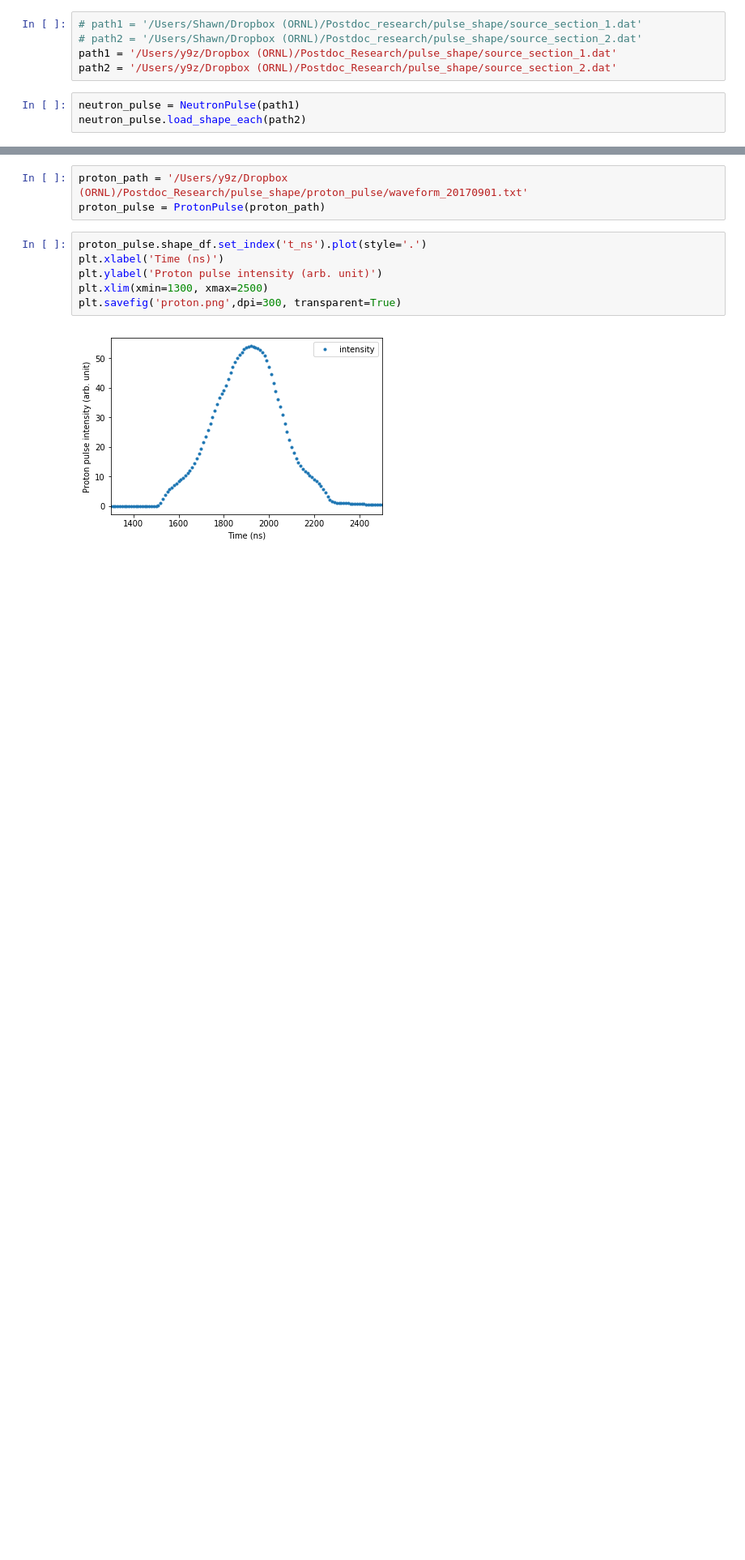
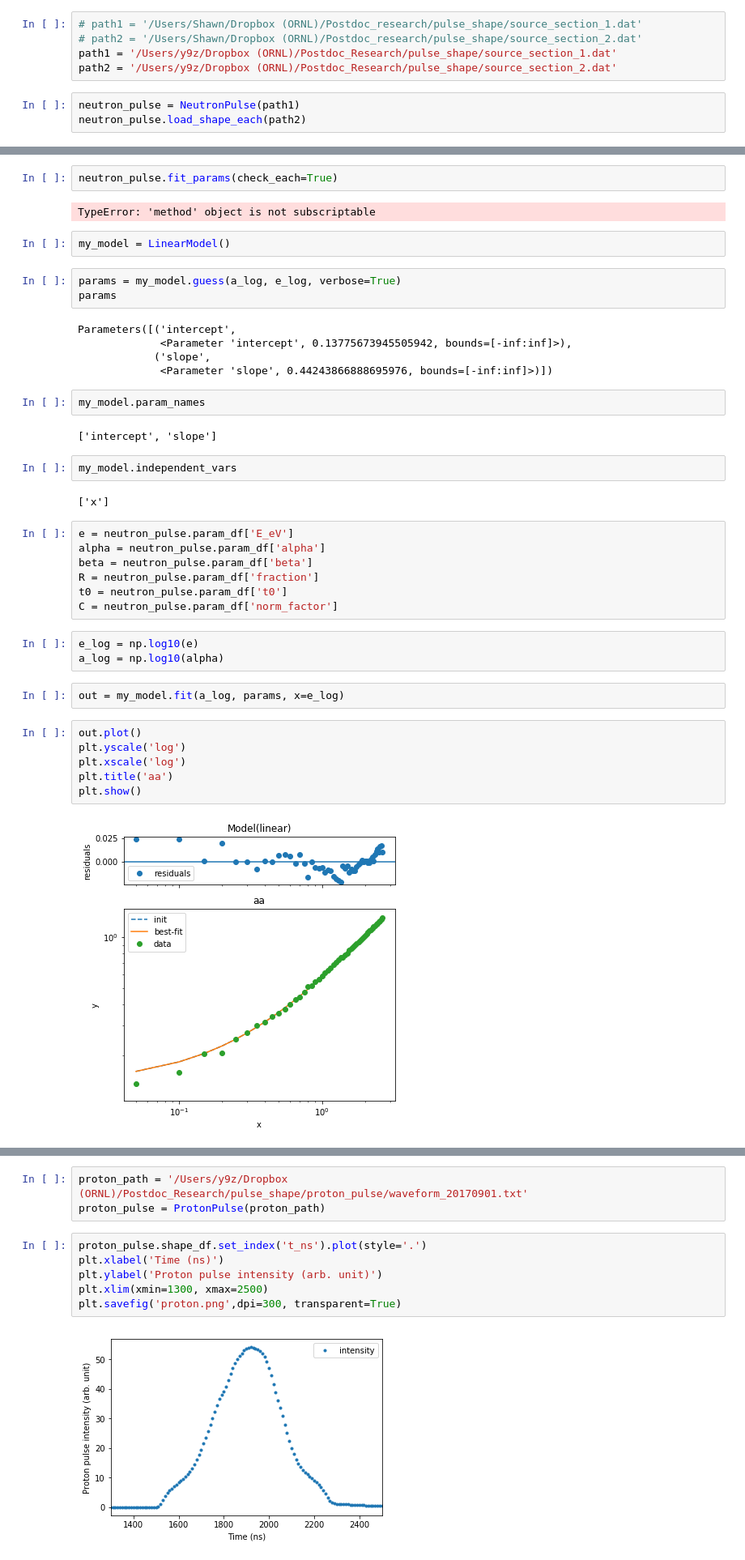
Before and after one commit to ornlneutronimaging/ResoFit, a Jupyter notebook: ResoFit/fit_neutron_pulse_shape_params.ipynb, the cells around one changed output, grey strips where cells are left out. Shown at 81% size. Drawn from its saved outputs; the diff is of its cells as text; blank space fills up the shorter version.

```diff
--- a/ResoFit/fit_neutron_pulse_shape_params.ipynb
+++ b/ResoFit/fit_neutron_pulse_shape_params.ipynb
@@ -62,0 +72,42 @@ neutron_pulse.plot_fitted_params()
+# %%
+neutron_pulse.fit_params(check_each=True)
+# %% [output]
+TypeError: 'method' object is not subscriptable
+# %%
+my_model = LinearModel()
+# %%
+params = my_model.guess(a_log, e_log, verbose=True)
+params
+# %% [output]
+Parameters([('intercept',
+             <Parameter 'intercept', 0.13775673945505942, bounds=[-inf:inf]>),
+            ('slope',
+             <Parameter 'slope', 0.44243866888695976, bounds=[-inf:inf]>)])
+# %%
+my_model.param_names
+# %% [output]
+['intercept', 'slope']
+# %%
+my_model.independent_vars
+# %% [output]
+['x']
+# %%
+e = neutron_pulse.param_df['E_eV']
+alpha = neutron_pulse.param_df['alpha']
+beta = neutron_pulse.param_df['beta']
+R = neutron_pulse.param_df['fraction']
+t0 = neutron_pulse.param_df['t0']
+C = neutron_pulse.param_df['norm_factor']
+# %%
+e_log = np.log10(e)
+a_log = np.log10(alpha)
+# %%
+out = my_model.fit(a_log, params, x=e_log)
+# %%
+out.plot()
+plt.yscale('log')
+plt.xscale('log')
+plt.title('aa')
+plt.show()
+# %% [output]
+[figure, added]
```
Also changed, not shown: parts of 8 cells of this notebook, 5 other files.
